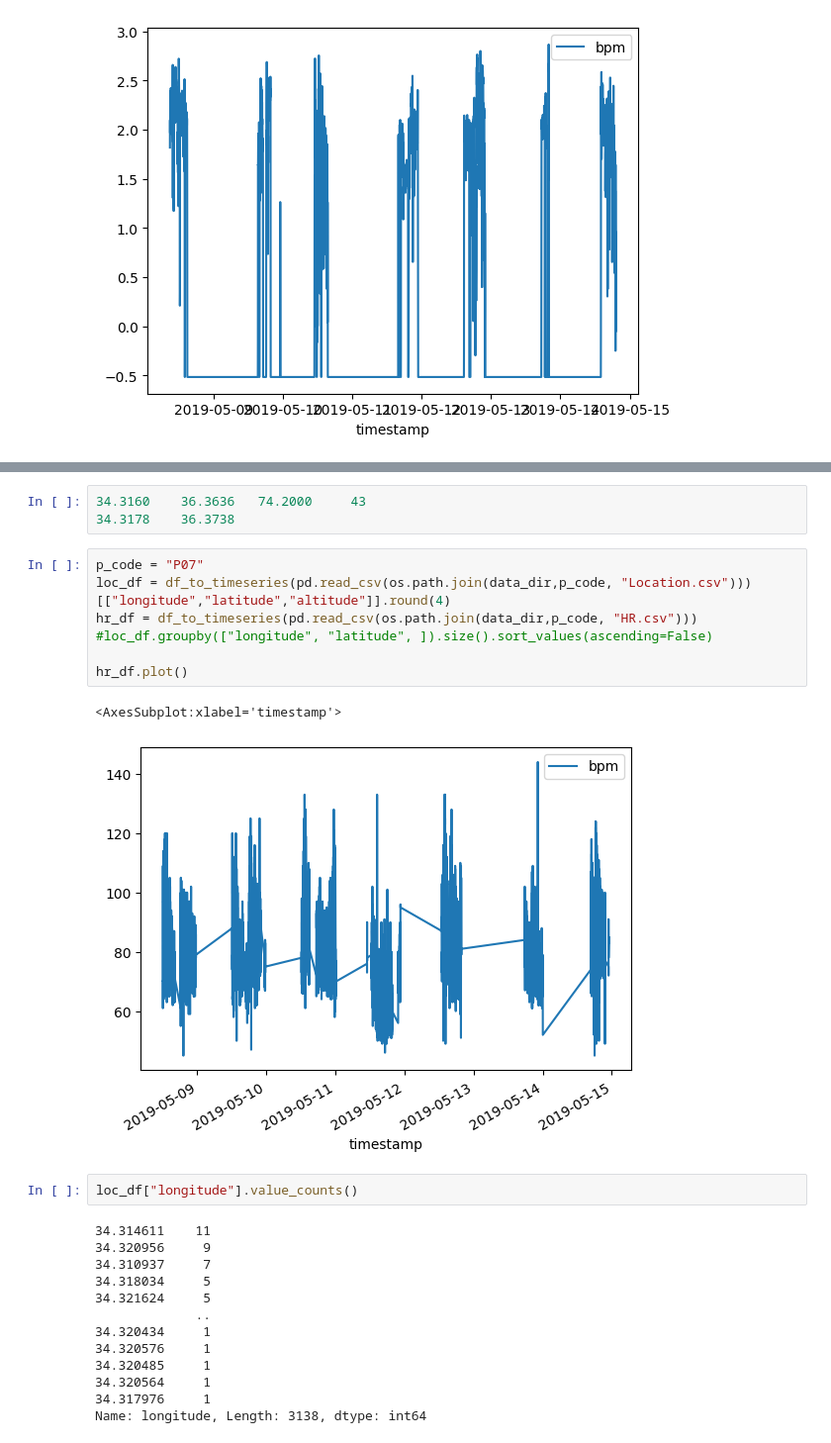
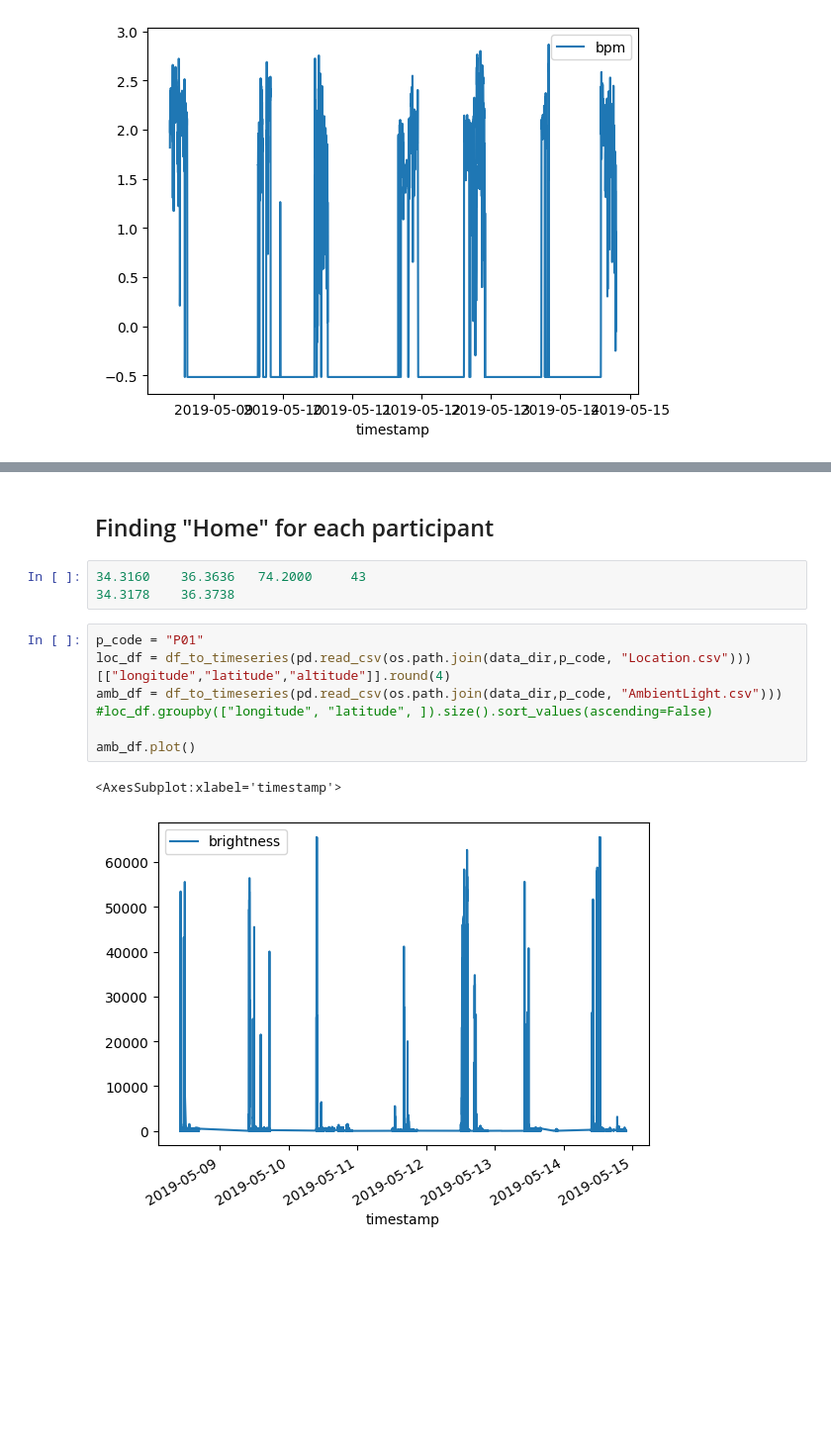
Before and after one commit to mauro-vb/quantitative-methods-analysis-project, a Jupyter notebook: data_exploration.ipynb, the cells around one changed output, grey strips where cells are left out. Shown: that part at 99% size. Drawn from its saved outputs; the diff is of its cells as text; blank space fills up the shorter version.

```diff
--- a/data_exploration.ipynb
+++ b/data_exploration.ipynb
@@ -246,28 +244,15 @@ sns.lineplot(data=df);
-# %%
-34.3160    36.3636   74.2000     43
-34.3178    36.3738
-# %%
-p_code = "P07"
-loc_df = df_to_timeseries(pd.read_csv(os.path.join(data_dir,p_code, "Location.csv")))[["longitude","latitude","altitude"]].round(4)
-hr_df = df_to_timeseries(pd.read_csv(os.path.join(data_dir,p_code, "HR.csv")))
-#loc_df.groupby(["longitude", "latitude", ]).size().sort_values(ascending=False)
-
-hr_df.plot()
-# %% [output]
-<AxesSubplot:xlabel='timestamp'>
-[figure, removed]
-# %%
-loc_df["longitude"].value_counts()
-# %% [output]
-34.314611    11
-34.320956     9
-34.310937     7
-34.318034     5
-34.321624     5
-             ..
-34.320434     1
-34.320576     1
-34.320485     1
-34.320564     1
-34.317976     1
-Name: longitude, Length: 3138, dtype: int64
+# %% [markdown]
+## Finding "Home" for each participant
+# %%
+34.3160    36.3636   74.2000     43
+34.3178    36.3738
+# %%
+p_code = "P01"
+loc_df = df_to_timeseries(pd.read_csv(os.path.join(data_dir,p_code, "Location.csv")))[["longitude","latitude","altitude"]].round(4)
+amb_df = df_to_timeseries(pd.read_csv(os.path.join(data_dir,p_code, "AmbientLight.csv")))
+#loc_df.groupby(["longitude", "latitude", ]).size().sort_values(ascending=False)
+
+amb_df.plot()
+# %% [output]
+<AxesSubplot:xlabel='timestamp'>
+[figure, added]
```
Also changed, not shown: parts of 28 cells of this notebook, 1 other file.
